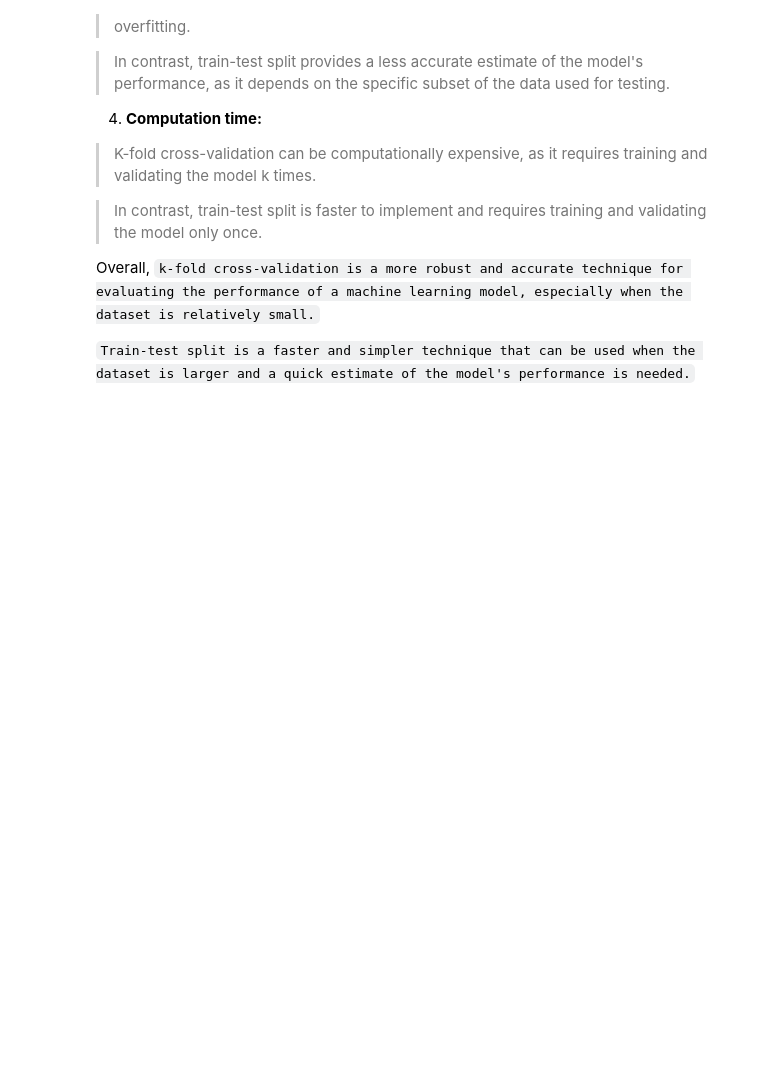
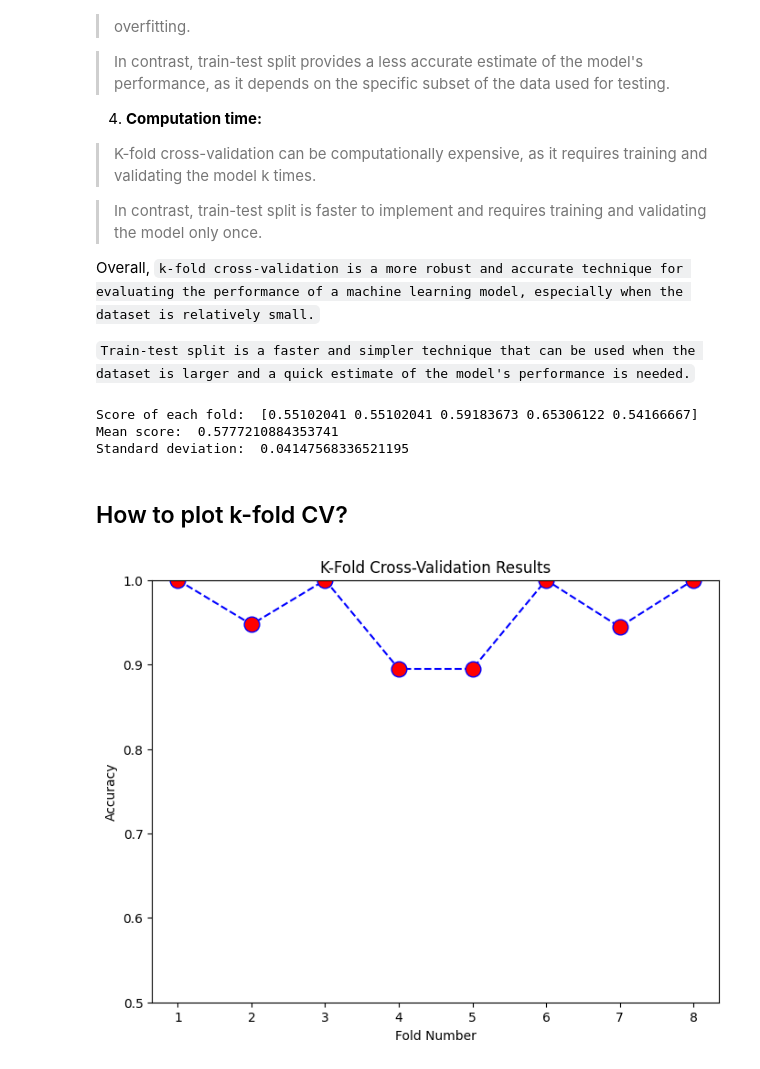
Before and after one commit to khizer9292/machine_learning, a Jupyter notebook: 07_machine_learning/19_cross_validation.ipynb, the cells around one changed output. Saved outputs shown, nothing was run; the diff lists cells and outputs as text; code cells hidden in the pictures; blank space fills up the shorter version.

```diff
--- a/07_machine_learning/19_cross_validation.ipynb
+++ b/07_machine_learning/19_cross_validation.ipynb
@@ -99,3 +99,45 @@ y = tips['sex']
 
 # define the gaussian naive bayes model
 model = GaussianNB()
+
+# perform cross-validation
+scores = cross_val_score(model, X, y , cv=5, scoring='accuracy')
+
+# print the scores
+print("Score of each fold: ", scores)
+print("Mean score: ", scores.mean())
+print("Standard deviation: ", scores.std())
+# %% [output]
+Score of each fold:  [0.55102041 0.55102041 0.59183673 0.65306122 0.54166667]
+Mean score:  0.5777210884353741
+Standard deviation:  0.04147568336521195
+# %% [markdown]
+## How to plot k-fold CV?
+# %%
+import numpy as np
+import matplotlib.pyplot as plt
+from sklearn.datasets import load_iris
+from sklearn.model_selection import cross_val_score
+from sklearn.tree import DecisionTreeClassifier
+
+# Load the iris dataset
+iris = load_iris()
+X = iris.data
+y = iris.target
+
+# Define the decision tree classifier
+model = DecisionTreeClassifier()
+
+# Perform k-fold cross-validation with k=8
+scores = cross_val_score(model, X, y, cv=8)
+
+# Plot the results
+plt.figure(figsize=(8,6))
+plt.plot(range(1,9), scores, color='blue', linestyle='dashed', marker='o', markerfacecolor='red', markersize=12)
+plt.title('K-Fold Cross-Validation Results')
+plt.xlabel('Fold Number')
+plt.ylabel('Accuracy')
+plt.ylim([0.5, 1.0])
+plt.show()
+# %% [output]
+[figure, added]
```
Also changed, not shown: parts of 1 cell of this notebook, 5 other files.
